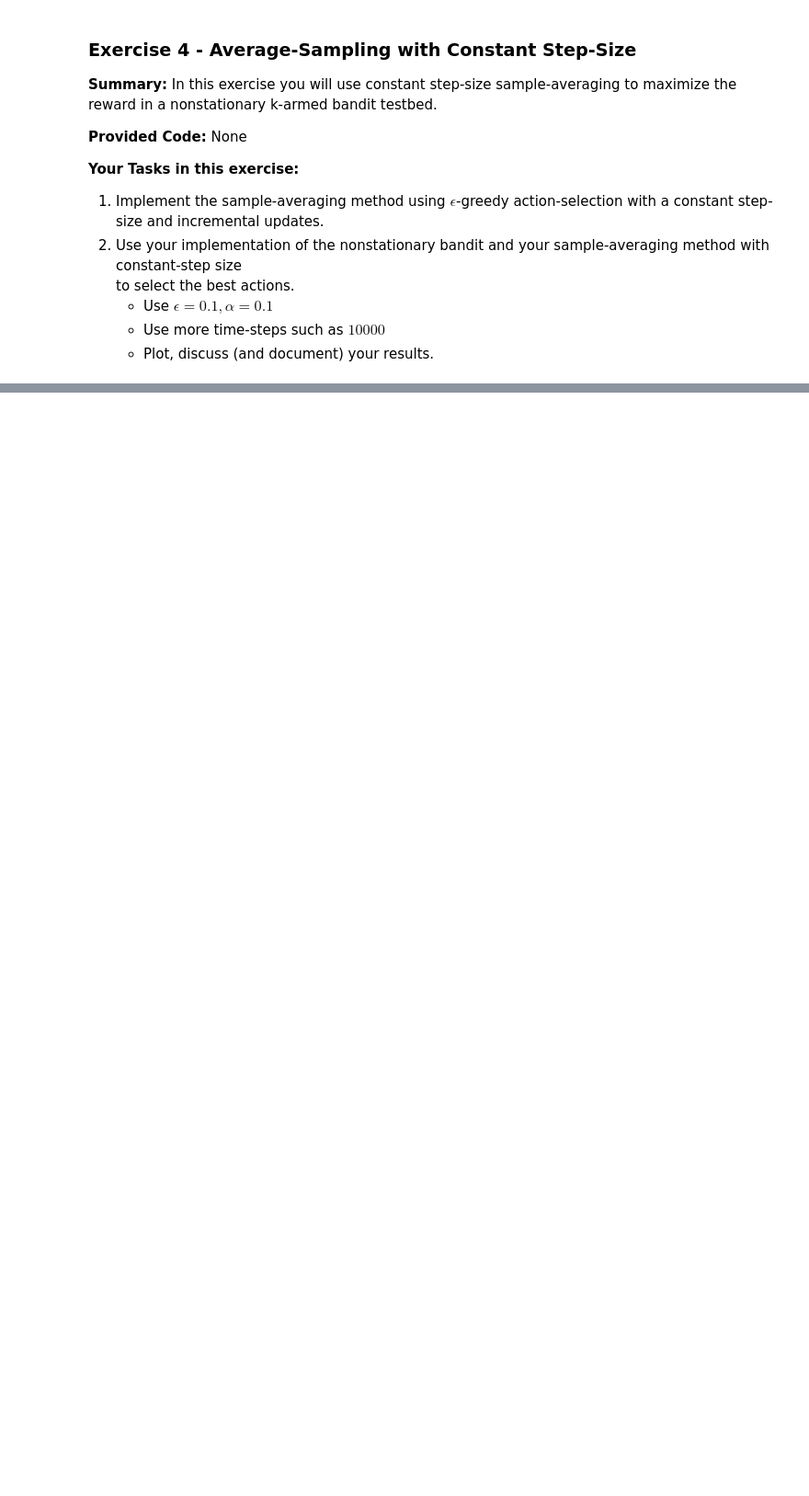
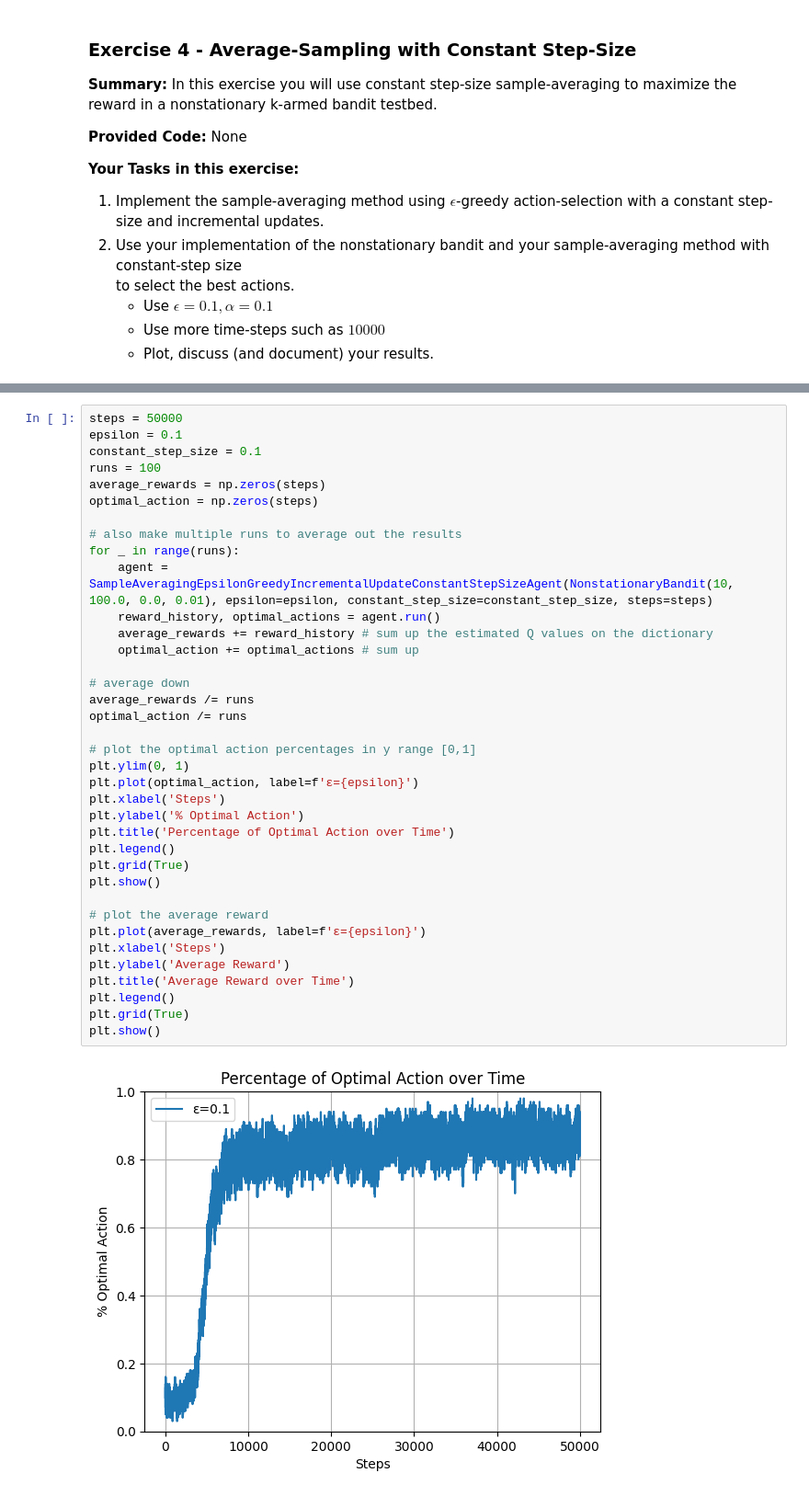
Before and after one commit to Luniem/ReinforcementLearning, a Jupyter notebook: Multi-Armed-Bandits-Exercises.ipynb, the cells around one changed output, grey strips where cells are left out. Shown: that part at 92% size. Saved outputs shown, nothing was run; the diff lists cells and outputs as text; blank space fills up the shorter version.

Commit message:
finish multi-armed-bandits exercises

```diff
--- a/Multi-Armed-Bandits-Exercises.ipynb
+++ b/Multi-Armed-Bandits-Exercises.ipynb
@@ -377,0 +419,39 @@ reward in a nonstationary k-armed bandit testbed.
+# %%
+steps = 50000
+epsilon = 0.1
+constant_step_size = 0.1
+runs = 100
+average_rewards = np.zeros(steps)
+optimal_action = np.zeros(steps)
+
+# also make multiple runs to average out the results
+for _ in range(runs):
+    agent = SampleAveragingEpsilonGreedyIncrementalUpdateConstantStepSizeAgent(NonstationaryBandit(10, 100.0, 0.0, 0.01), epsilon=epsilon, constant_step_size=constant_step_size, steps=steps)
+    reward_history, optimal_actions = agent.run()
+    average_rewards += reward_history # sum up the estimated Q values on the dictionary
+    optimal_action += optimal_actions # sum up
+
+# average down
+average_rewards /= runs
+optimal_action /= runs
+
+# plot the optimal action percentages in y range [0,1]
+plt.ylim(0, 1)
+plt.plot(optimal_action, label=f'ε={epsilon}')
+plt.xlabel('Steps')
+plt.ylabel('% Optimal Action')
+plt.title('Percentage of Optimal Action over Time')
+plt.legend()
+plt.grid(True)
+plt.show()
+
+# plot the average reward
+plt.plot(average_rewards, label=f'ε={epsilon}')
+plt.xlabel('Steps')
+plt.ylabel('Average Reward')
+plt.title('Average Reward over Time')
+plt.legend()
+plt.grid(True)
+plt.show()
+# %% [output]
+[figure, added]
```
Also changed, not shown: parts of 3 cells of this notebook.
